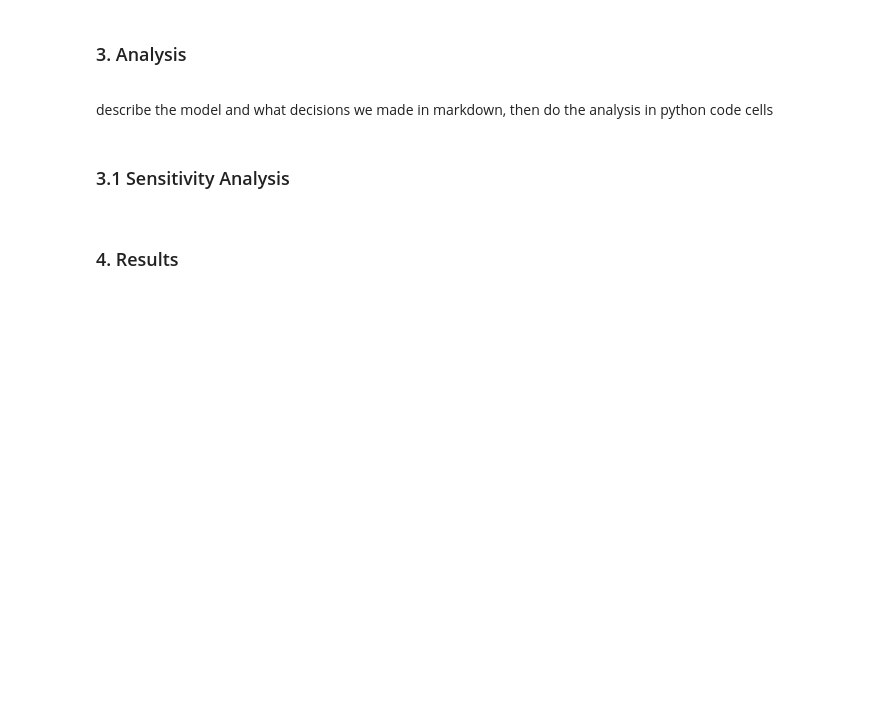
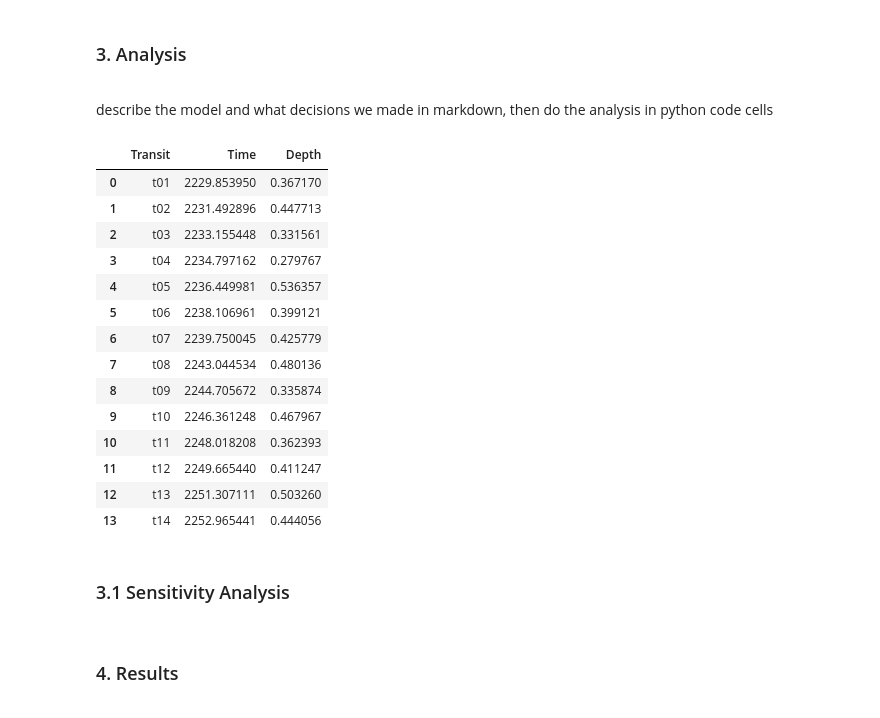
Before and after one commit to tylerbarna/AST5731-projects, a Jupyter notebook: Project1.ipynb, the cells around one changed output. Saved outputs shown, nothing was run; the diff lists cells and outputs as text; code cells hidden in the pictures; blank space fills up the shorter version.

```diff
--- a/Project1.ipynb
+++ b/Project1.ipynb
@@ -343,6 +346,24 @@ tdf = transits(df=df, times=transit_times, plot=True, save=False)
 <a id='analysis'></a>
 # %% [markdown]
 describe the model and what decisions we made in markdown, then do the analysis in python code cells
+# %%
+tdf
+# %% [output]
+|  | Transit | Time | Depth |
+| 0 | t01 | 2229.853950 | 0.367170 |
+| 1 | t02 | 2231.492896 | 0.447713 |
+| 2 | t03 | 2233.155448 | 0.331561 |
+| 3 | t04 | 2234.797162 | 0.279767 |
+| 4 | t05 | 2236.449981 | 0.536357 |
+| 5 | t06 | 2238.106961 | 0.399121 |
+| 6 | t07 | 2239.750045 | 0.425779 |
+| 7 | t08 | 2243.044534 | 0.480136 |
+| 8 | t09 | 2244.705672 | 0.335874 |
+| 9 | t10 | 2246.361248 | 0.467967 |
+| 10 | t11 | 2248.018208 | 0.362393 |
+| 11 | t12 | 2249.665440 | 0.411247 |
+| 12 | t13 | 2251.307111 | 0.503260 |
+| 13 | t14 | 2252.965441 | 0.444056 |
 # %% [markdown]
 ### 3.1 Sensitivity Analysis
 <a id='sensitivity'></a>
```
Also changed, not shown: parts of 8 cells of this notebook.
